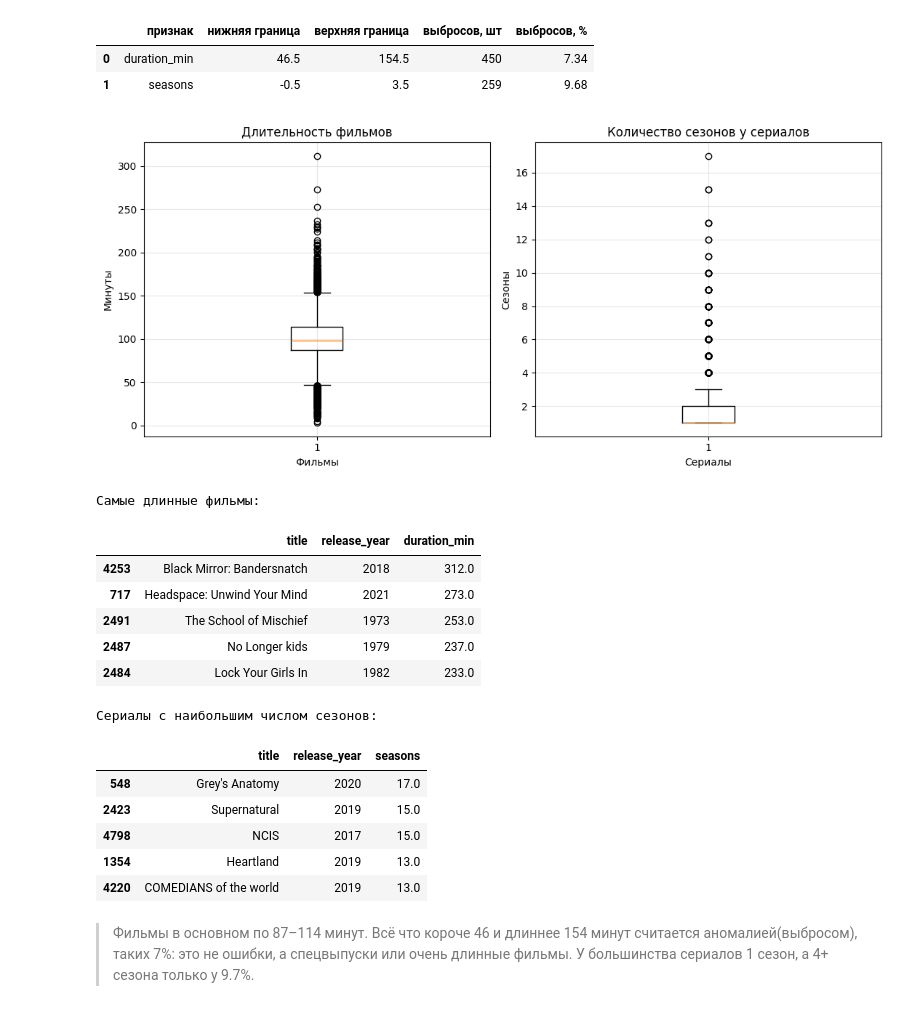
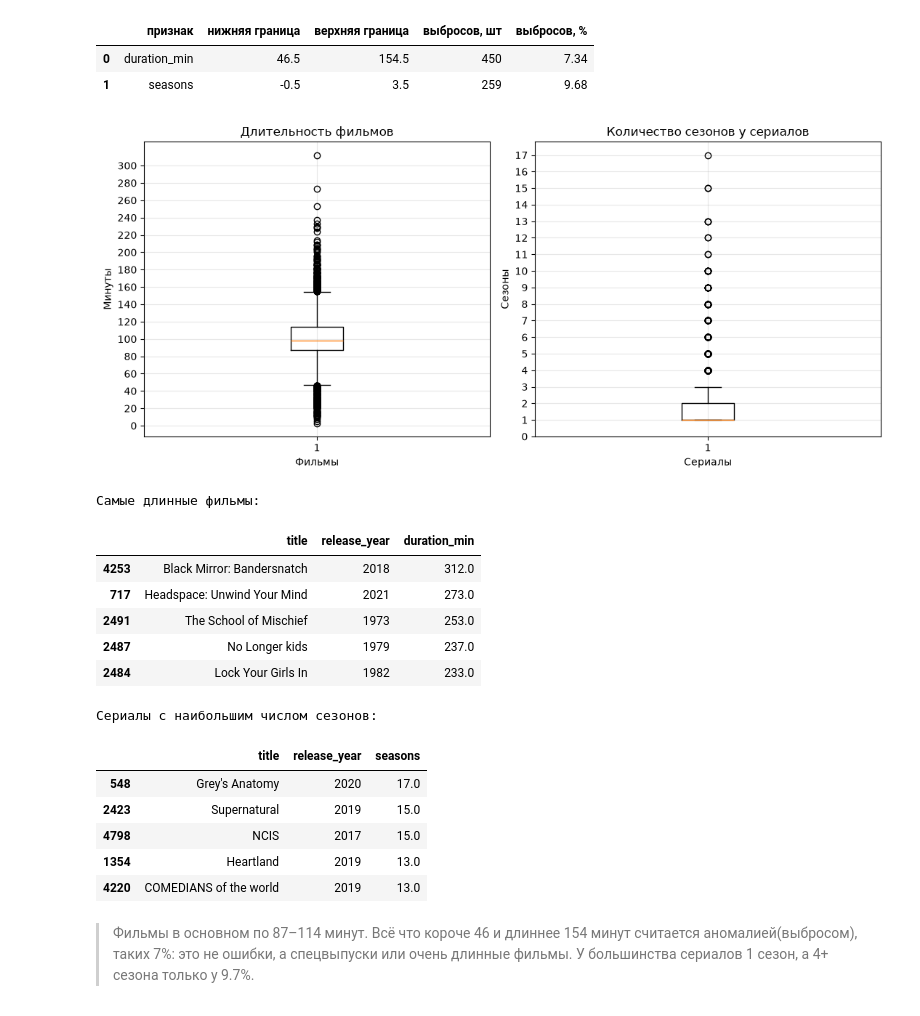
Before and after one commit to KolePulmer/netflix-analysis, a Jupyter notebook: analysis.ipynb, the cells around one changed output. Cells and saved outputs as stored; diff of their text form; code cells hidden in the pictures.

```diff
--- a/analysis.ipynb
+++ b/analysis.ipynb
@@ -205,24 +219,33 @@ iqr_table
 | 0 | duration_min | 46.5 | 154.5 | 450 | 7.34 |
 | 1 | seasons | -0.5 | 3.5 | 259 | 9.68 |
 # %%
+# в прошлый раз использовал canv как название холста, но в plt принято скорее fig как стандартное обозначение
 fig, axes = plt.subplots(1, 2, figsize=(11, 5))
+
+# ящик с усами для первого графика (т.е. для фильмов)
 axes[0].boxplot(df["duration_min"].dropna())
 axes[0].set_title("Длительность фильмов")
 axes[0].set_xlabel("Фильмы")
 axes[0].set_ylabel("Минуты")
+axes[0].set_yticks(range(0, 301, 20))
+
+# ящик с усами для второго графика (т.е. для сериалов)
 axes[1].boxplot(df["seasons"].dropna())
 axes[1].set_title("Количество сезонов у сериалов")
 axes[1].set_xlabel("Сериалы")
 axes[1].set_ylabel("Сезоны")
+axes[1].set_yticks(range(0, 18, 1))
+
 fig.tight_layout()
 plt.show()
 
+# dispay поэстетичнее print будет для df
 print("Самые длинные фильмы:")
 display(df.nlargest(5, "duration_min")[["title", "release_year", "duration_min"]])
 print("Сериалы с наибольшим числом сезонов:")
 display(df.nlargest(5, "seasons")[["title", "release_year", "seasons"]])
 # %% [output]
-[figure, old version]
+[figure, new version]
 Самые длинные фильмы:
 |  | title | release_year | duration_min |
 | 4253 | Black Mirror: Bandersnatch | 2018 | 312.0 |
```
Also changed, not shown: parts of 29 cells of this notebook.
